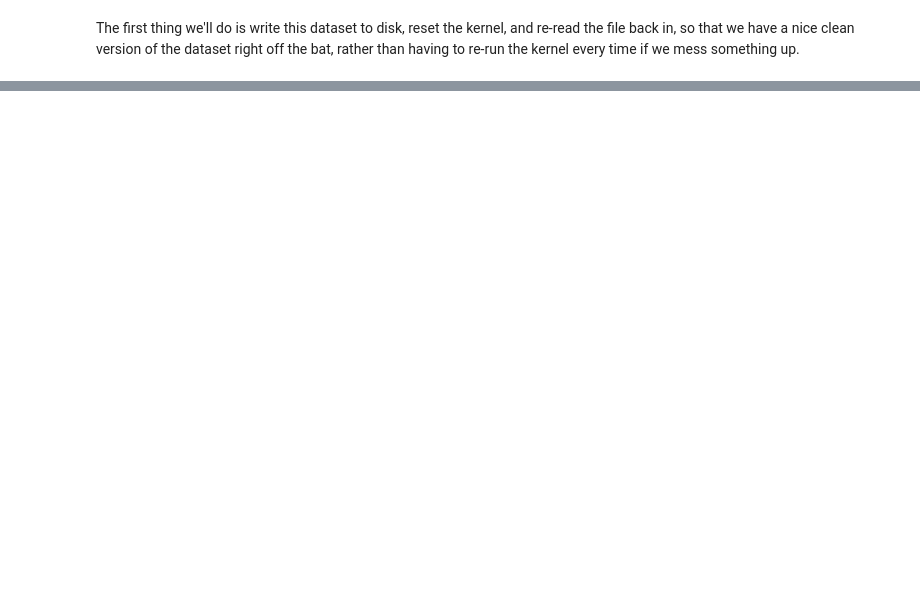
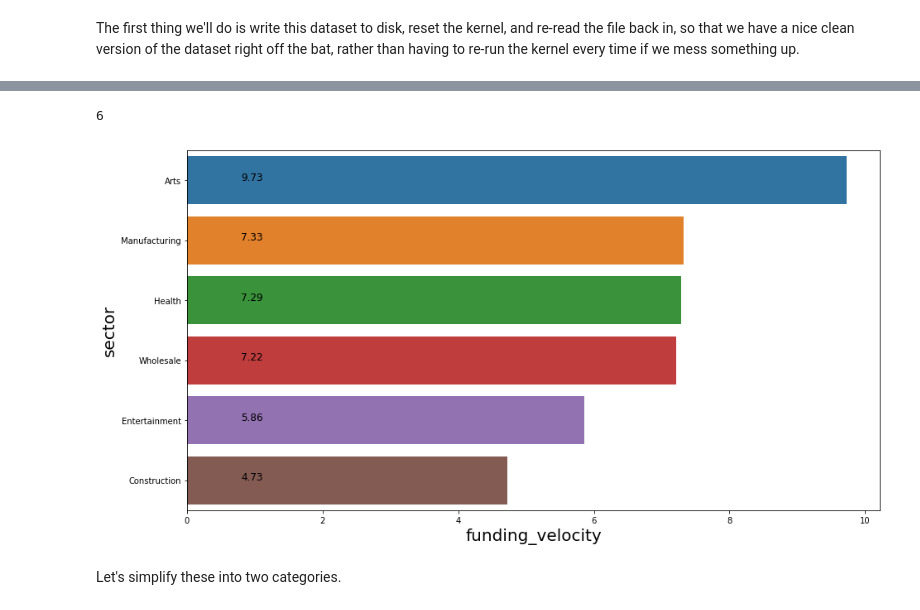
Before and after one commit to JCRaymond/ITCS_4156_FInal, a Jupyter notebook: Final Project.ipynb, the cells around one changed output, grey strips where cells are left out. Saved outputs shown, nothing was run; the diff lists cells and outputs as text; code cells hidden in the pictures; blank space fills up the shorter version.

```diff
--- a/Final Project.ipynb
+++ b/Final Project.ipynb
@@ -2761,0 +2812,10 @@ ValueError: labels ['id' 'funded_amount' 'activity' 'region' 'currency' 'posted_
+# %%
+def plot_categorical(category, dataset=data, numeric_feature='funding_velocity'):
+    plt.figure(figsize=(15,8))
+    count = round(dataset.groupby([category])[numeric_feature].mean().sort_values(ascending=False), 2)
+    sns.barplot(count.values, count.index, )
+    for i, v in enumerate(count.values):
+        plt.text(0.8,i,v,color='k',fontsize=12)
+    plt.xlabel(numeric_feature, fontsize=20)
+    plt.ylabel(category, fontsize=20)
+    plt.show()
@@ -2761,0 +2832,2 @@ ValueError: labels ['id' 'funded_amount' 'activity' 'region' 'currency' 'posted_
+# %%
+alpha = 0.02
@@ -2761,0 +2892,3 @@ ValueError: labels ['id' 'funded_amount' 'activity' 'region' 'currency' 'posted_
+# %%
+sectors = data.sector.value_counts().index.values
+print(len(sectors))
@@ -2761,0 +2901,19 @@ ValueError: labels ['id' 'funded_amount' 'activity' 'region' 'currency' 'posted_
+# %%
+total_instances = data.shape[0]
+insig = []
+
+for s in sectors:
+    freq = len(data[data["sector"] == s])
+    percent = (freq / total_instances)
+    if percent < alpha:
+        insig.append(s)
+
+print(len(insig))
+# %% [output]
+6
+# %%
+plot_categorical("sector", data.loc[data['sector'].isin(insig)])
+# %% [output]
+[figure, added]
+# %% [markdown]
+Let's simplify these into two categories.
```
Also changed, not shown: parts of 123 cells of this notebook.
